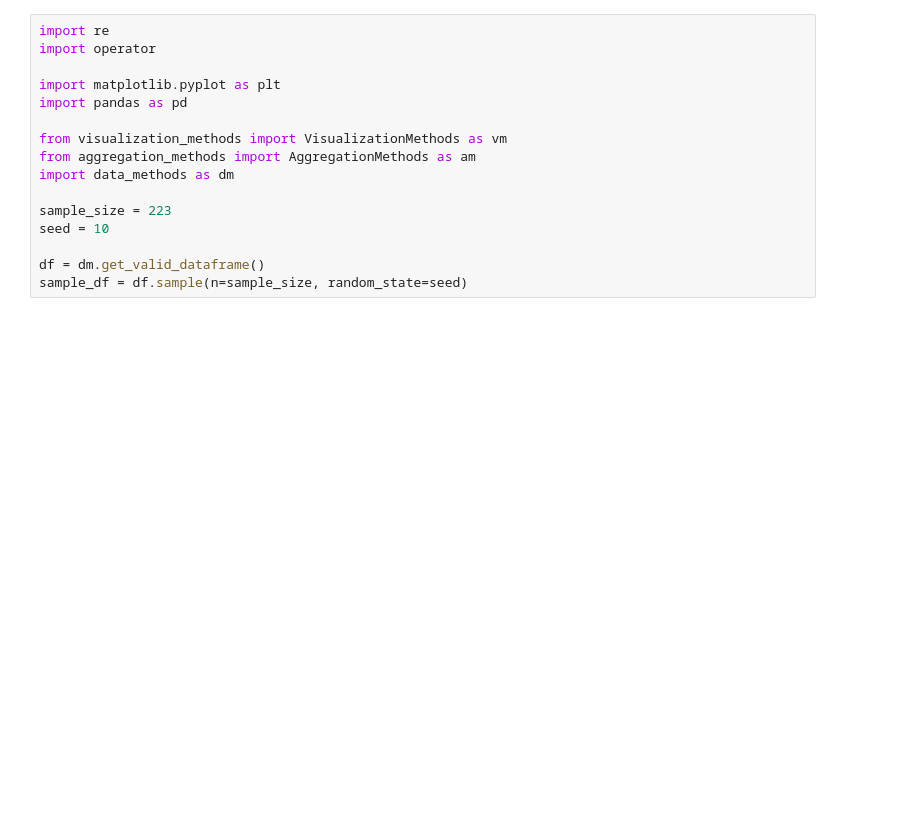
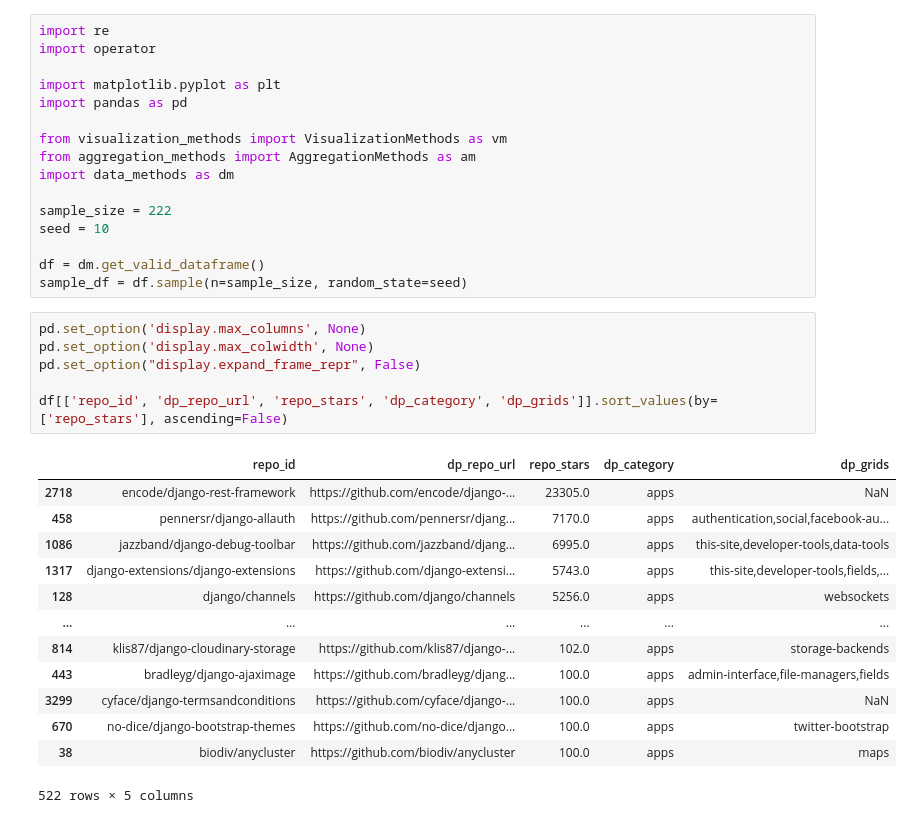
Before and after one commit to rafaatsouza/django-packages-miner, a Jupyter notebook: visualization/sample-django-packages.ipynb, the cells around one changed output. Drawn from its saved outputs; the diff is of its cells as text; blank space fills up the shorter version.

```diff
--- a/visualization/sample-django-packages.ipynb
+++ b/visualization/sample-django-packages.ipynb
@@ -9,11 +9,31 @@ from visualization_methods import VisualizationMethods as vm
 from aggregation_methods import AggregationMethods as am
 import data_methods as dm
 
-sample_size = 223
+sample_size = 222
 seed = 10
 
 df = dm.get_valid_dataframe()
 sample_df = df.sample(n=sample_size, random_state=seed)
+# %%
+pd.set_option('display.max_columns', None)
+pd.set_option('display.max_colwidth', None)
+pd.set_option("display.expand_frame_repr", False)
+
+df[['repo_id', 'dp_repo_url', 'repo_stars', 'dp_category', 'dp_grids']].sort_values(by=['repo_stars'], ascending=False)
+# %% [output]
+|  | repo_id | dp_repo_url | repo_stars | dp_category | dp_grids |
+| 2718 | encode/django-rest-framework | https://github.com/encode/django-... | 23305.0 | apps | NaN |
+| 458 | pennersr/django-allauth | https://github.com/pennersr/djang... | 7170.0 | apps | authentication,social,facebook-au... |
+| 1086 | jazzband/django-debug-toolbar | https://github.com/jazzband/djang... | 6995.0 | apps | this-site,developer-tools,data-tools |
+| 1317 | django-extensions/django-extensions | https://github.com/django-extensi... | 5743.0 | apps | this-site,developer-tools,fields,... |
+| 128 | django/channels | https://github.com/django/channels | 5256.0 | apps | websockets |
+| ... | ... | ... | ... | ... | ... |
+| 814 | klis87/django-cloudinary-storage | https://github.com/klis87/django-... | 102.0 | apps | storage-backends |
+| 443 | bradleyg/django-ajaximage | https://github.com/bradleyg/djang... | 100.0 | apps | admin-interface,file-managers,fields |
+| 3299 | cyface/django-termsandconditions | https://github.com/cyface/django-... | 100.0 | apps | NaN |
+| 670 | no-dice/django-bootstrap-themes | https://github.com/no-dice/django... | 100.0 | apps | twitter-bootstrap |
+| 38 | biodiv/anycluster | https://github.com/biodiv/anycluster | 100.0 | apps | maps |
+522 rows × 5 columns
 # %%
 fig, (ax1, ax2, ax3) = plt.subplots(1, 3, figsize=(27, 9))
 
```
Also changed, not shown: parts of 6 cells of this notebook, 8 other files.
